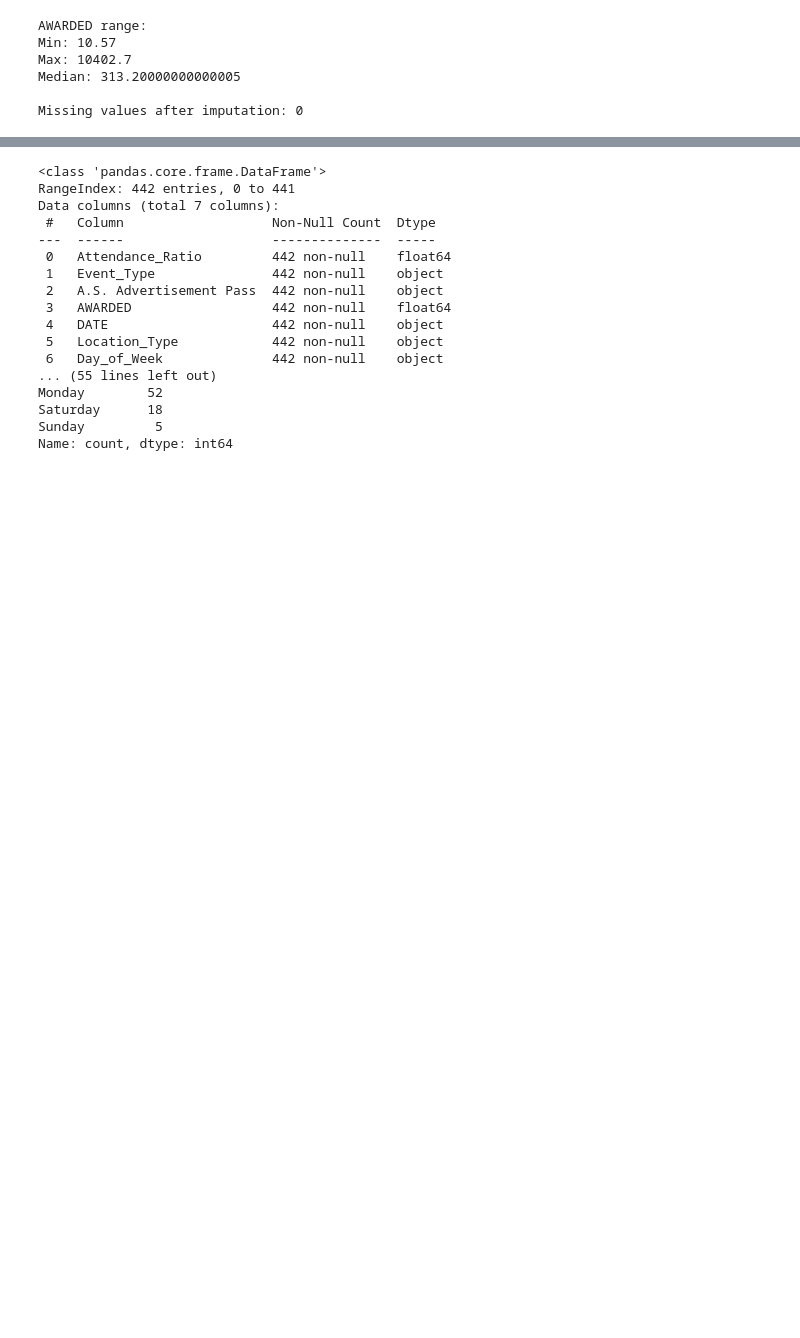
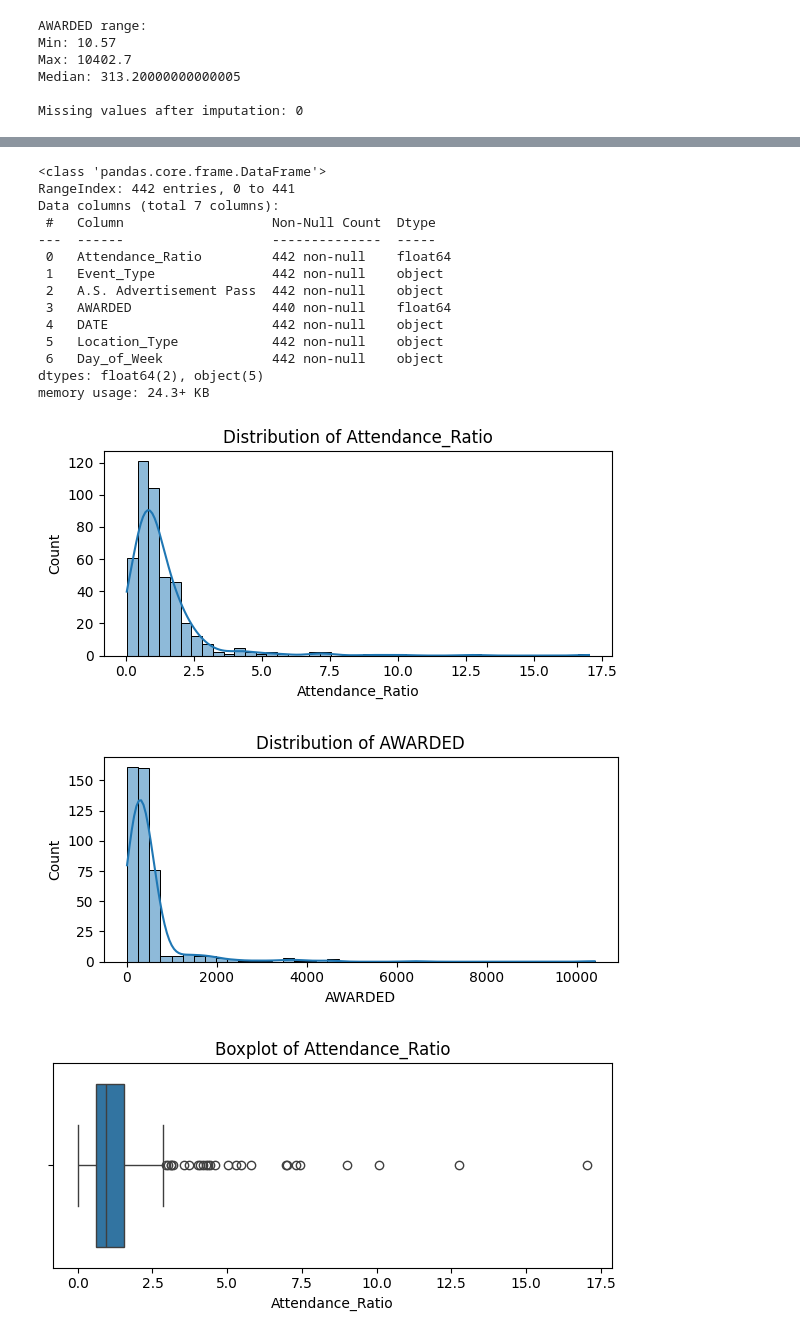
Before and after one commit to jyeh2/COGS109_Final, a Jupyter notebook: imputationandeda.ipynb, the cells around one changed output, grey strips where cells are left out. Cells and saved outputs as stored; diff of their text form; code cells hidden in the pictures; blank space fills up the shorter version.

```diff
--- a/imputationandeda.ipynb
+++ b/imputationandeda.ipynb
@@ -41,23 +42,53 @@ Missing values after imputation: 0
 # %%
-# Check structure
-combined.info()
-# Basic descriptive stats
-combined.describe(include='all')
+# Fix: the correct column name is "Attendance_Ratio", not "attendance_ratios"
+import pandas as pd
+import matplotlib.pyplot as plt
+import seaborn as sns
+
+# Load dataset
+file_path = "./cleaneddata/combined_events.csv"
+combined = pd.read_csv(file_path)
+
+# Compute correlations properly
+correlations = combined.corr(numeric_only=True)['Attendance_Ratio'].sort_values(ascending=False)
+
+# EDA summary
+info = combined.info()
+summary = combined.describe(include='all')
+missing = combined.isnull().sum().sort_values(ascending=False)
+
+# Visualize numeric distributions
+numeric_cols = combined.select_dtypes(include='number').columns.tolist()
+
+for col in numeric_cols:
+    plt.figure(figsize=(6, 3))
+    sns.histplot(combined[col].dropna(), kde=True)
+    plt.title(f"Distribution of {col}")
+    plt.tight_layout()
+    plt.show()
+
+# Boxplots for outlier inspection
+for col in numeric_cols:
+    plt.figure(figsize=(6, 3))
+    sns.boxplot(x=combined[col])
+    plt.title(f"Boxplot of {col}")
+    plt.tight_layout()
+    plt.show()
 # %% [output]
 <class 'pandas.core.frame.DataFrame'>
 RangeIndex: 442 entries, 0 to 441
 Data columns (total 7 columns):
  #   Column                   Non-Null Count  Dtype
 ---  ------                   --------------  -----
  0   Attendance_Ratio         442 non-null    float64
  1   Event_Type               442 non-null    object
  2   A.S. Advertisement Pass  442 non-null    object
- 3   AWARDED                  442 non-null    float64
+ 3   AWARDED                  440 non-null    float64
  4   DATE                     442 non-null    object
  5   Location_Type            442 non-null    object
  6   Day_of_Week              442 non-null    object
-... (55 lines left out)
-Monday        52
-Saturday      18
-Sunday         5
-Name: count, dtype: int64
+dtypes: float64(2), object(5)
+memory usage: 24.3+ KB
+[figure, added]
+[figure, added]
+[figure, added]
```
Also changed, not shown: parts of 13 cells of this notebook.
